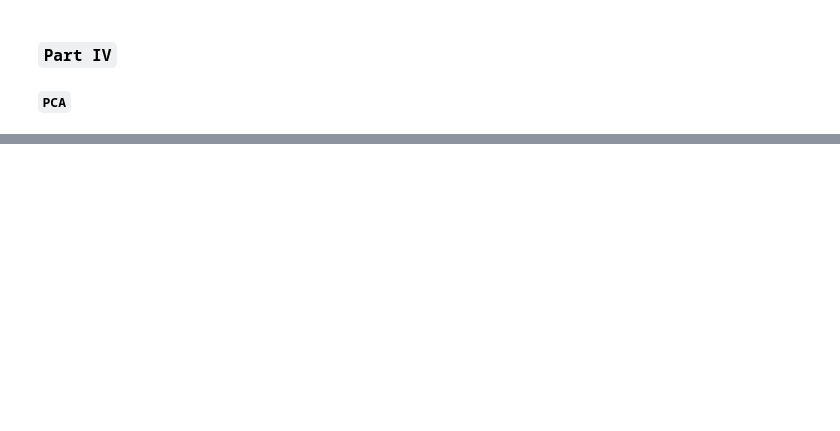
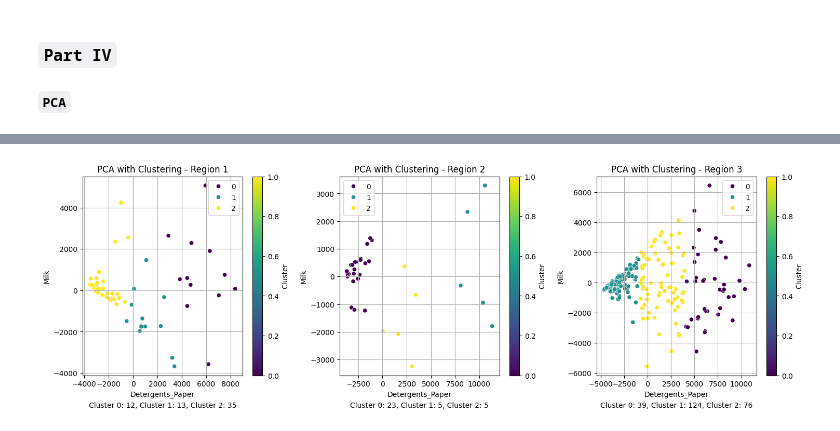
Before and after one commit to leoaugusto1976/LHL-Unsupervised-Learning-Project, a Jupyter notebook: notebooks/MachineLearning_UnSupervised_Fonseca_Leonardo.ipynb, the cells around one changed output, grey strips where cells are left out. Saved outputs shown, nothing was run; the diff lists cells and outputs as text; code cells hidden in the pictures; blank space fills up the shorter version.

```diff
--- a/notebooks/MachineLearning_UnSupervised_Fonseca_Leonardo.ipynb
+++ b/notebooks/MachineLearning_UnSupervised_Fonseca_Leonardo.ipynb
@@ -283,0 +310,31 @@ Cumulative explained variance: [0.38983048 0.57545378 0.72058948 0.83549193 0.93
+# %%
+# Create subplots for each region's PCA visualization
+fig, axs = plt.subplots(1, 3, figsize=(15, 5))  # Adjust figsize as needed
+for i, region_data in enumerate([region1_data, region2_data, region3_data]):
+    # Applying PCA
+    pca = PCA(n_components=2)
+    pca_result = pca.fit_transform(region_data[features])
+
+    # Perform clustering on PCA components
+    kmeans = KMeans(n_clusters=3, random_state=42)
+    cluster_labels = kmeans.fit_predict(pca_result)
+
+    # Visualize PCA with clustering for each region
+    scatter = sns.scatterplot(x=pca_result[:, 0], y=pca_result[:, 1], hue=cluster_labels, palette='viridis', ax=axs[i])
+    axs[i].set_title(f'PCA with Clustering - Region {i+1}')
+    axs[i].set_xlabel('Detergents_Paper')
+    axs[i].set_ylabel('Milk')
+    axs[i].grid(True)
+
+    cbar = plt.colorbar(scatter.get_children()[0], ax=axs[i])
+    cbar.set_label('Cluster')
+
+    unique_clusters = sorted(set(cluster_labels))
+    cluster_counts = [list(cluster_labels).count(c) for c in unique_clusters]
+    subtitle_text = ', '.join([f'Cluster {c}: {count}' for c, count in zip(unique_clusters, cluster_counts)])
+    axs[i].text(0.5, -0.15, subtitle_text, ha='center', va='center', transform=axs[i].transAxes, fontsize=10)
+
+plt.tight_layout()
+plt.show()
+# %% [output]
+[figure, added]
```
Also changed, not shown: parts of 13 cells of this notebook, 1 other file.
